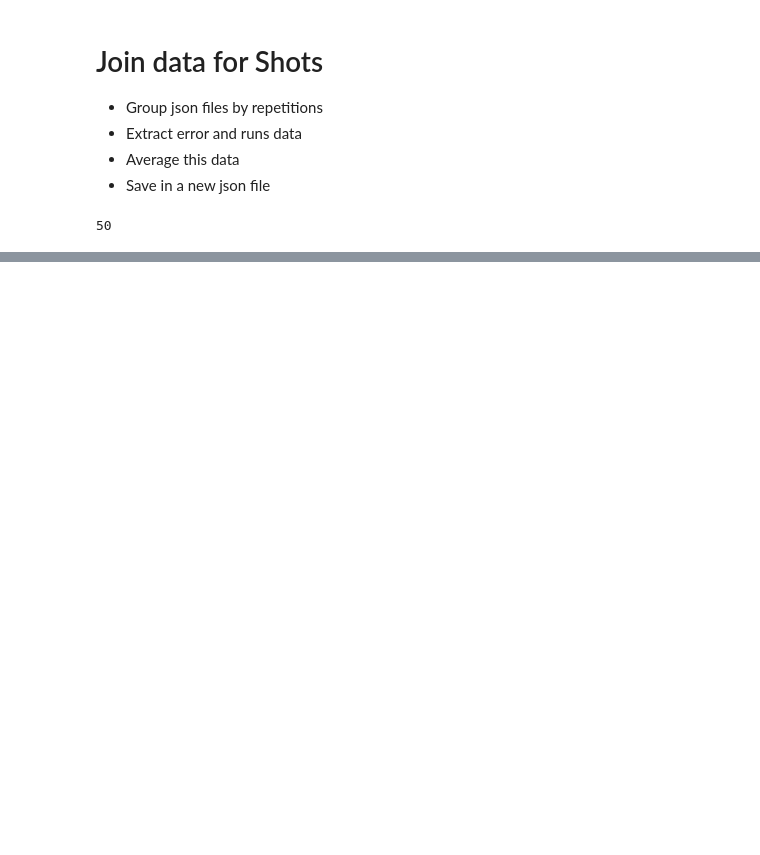
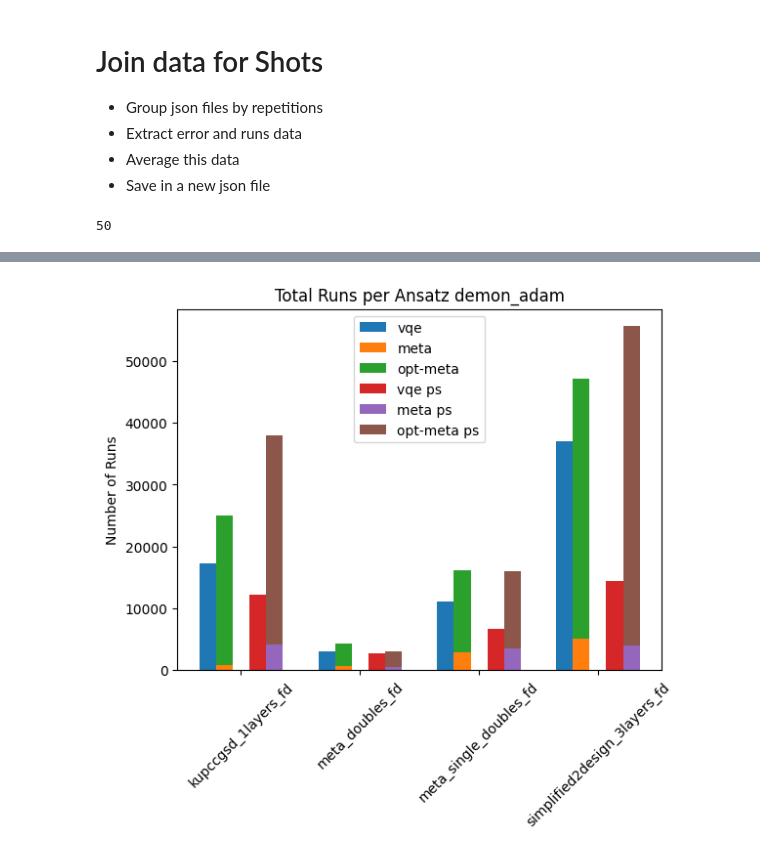
Before and after one commit to sergioandrescs/meta-VQE-pennylane, a Jupyter notebook: pennylane/join_datafor shots.ipynb, the cells around one changed output, grey strips where cells are left out. Drawn from its saved outputs; the diff is of its cells as text; code cells hidden in the pictures; blank space fills up the shorter version.

Commit message:
Table of error and plots of runs

```diff
--- a/pennylane/join_datafor shots.ipynb
+++ b/pennylane/join_datafor shots.ipynb
@@ -90,3 +93,45 @@ df
 | simplified2design-4layers | vqe | 8.543e-01 | 5.473e-02 | 1.818e-01 | 1.476e-01 | 6.732e-01 | 5.695e-03 | 6.882e-01 | 7.200e-03 |
 |  | meta | 8.639e-01 | 8.468e-01 | 6.322e-01 | 5.865e-01 | 8.166e-01 | 8.334e-01 | 8.429e-01 | 7.847e-01 |
 |  | opt_meta | 8.121e-01 | 1.681e-01 | 3.717e-01 | 4.112e-01 | 7.929e-01 | 9.888e-02 | 7.914e-01 | 1.236e-01 |
+# %%
+overheads = [25,5,13,29]
+index_per_runs_plot_fd = [0,2,4,6]
+index_per_runs_plot_ps = [1,3,5,7]
+# %%
+opt_runs = optimizers[3]
+
+fig, ax = plt.subplots()
+
+vqe_data = [condensed_data[idx][opt_runs]["runs"][0]*overheads[count] for count,idx in enumerate(index_per_runs_plot_fd)]
+meta_runs = [condensed_data[idx][opt_runs]["runs"][1]*overheads[count]*5 for count,idx in enumerate(index_per_runs_plot_fd)]
+opt_meta_data = [condensed_data[idx][opt_runs]["runs"][2]*overheads[count] for count,idx in enumerate(index_per_runs_plot_fd)]
+
+vqe_data_ps = [condensed_data[idx][opt_runs]["runs"][0]*overheads[count] for count,idx in enumerate(index_per_runs_plot_ps)]
+meta_runs_ps = [condensed_data[idx][opt_runs]["runs"][1]*overheads[count]*5 for count,idx in enumerate(index_per_runs_plot_ps)]
+opt_meta_data_ps = [condensed_data[idx][opt_runs]["runs"][2]*overheads[count] for count,idx in enumerate(index_per_runs_plot_ps)]
+
+
+
+ind = np.arange(len(vqe_data))
+
+width = 0.14                    # the width of the bars
+
+ax.set_ylabel('Number of Runs')
+ax.set_title(f'Total Runs per Ansatz {opt_runs}')
+xTickMarks = [main_groups[idx] for idx in index_per_runs_plot_fd]
+ax.set_xticks(ind+(2*width))
+xtickNames = ax.set_xticklabels(xTickMarks)
+plt.setp(xtickNames, rotation=45, fontsize=10)
+
+
+plt.bar(np.arange(len(vqe_data)), vqe_data, width=width, label = "vqe")
+plt.bar(np.arange(len(meta_runs))+ width, meta_runs, width=width, label="meta")
+plt.bar(np.arange(len(opt_meta_data))+ width, opt_meta_data, width=width, bottom= meta_runs, label="opt-meta")
+
+plt.bar(np.arange(len(vqe_data_ps))+ width*3, vqe_data_ps, width=width, label="vqe ps")
+plt.bar(np.arange(len(meta_runs_ps))+ width*4, meta_runs_ps, width=width, label="meta ps")
+plt.bar(np.arange(len(opt_meta_data_ps))+ width*4, opt_meta_data_ps, width=width, bottom= meta_runs_ps, label="opt-meta ps")
+ax.legend()
+plt.show()
+# %% [output]
+[figure, added]
```
Also changed, not shown: parts of 2 cells of this notebook.
